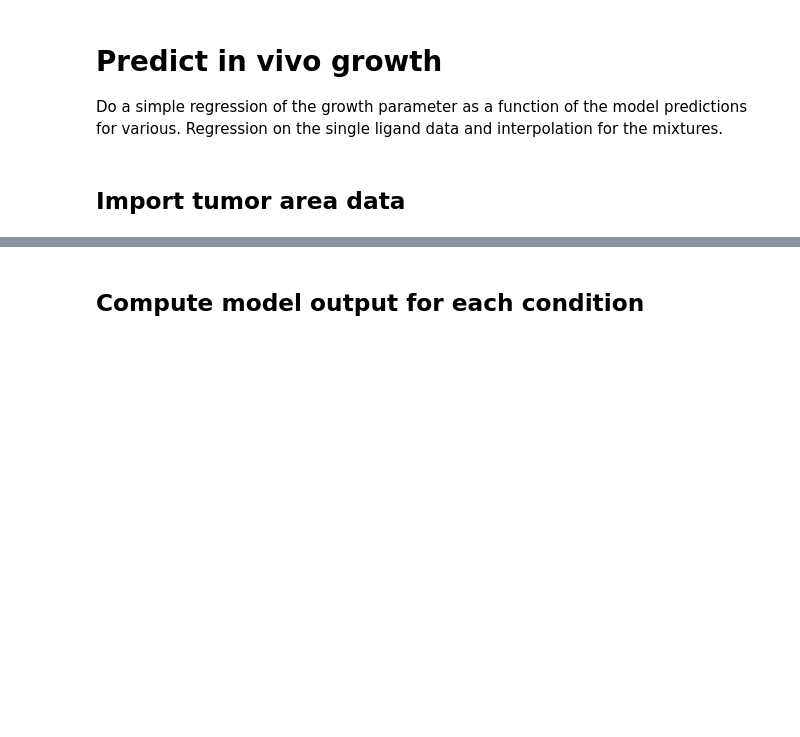
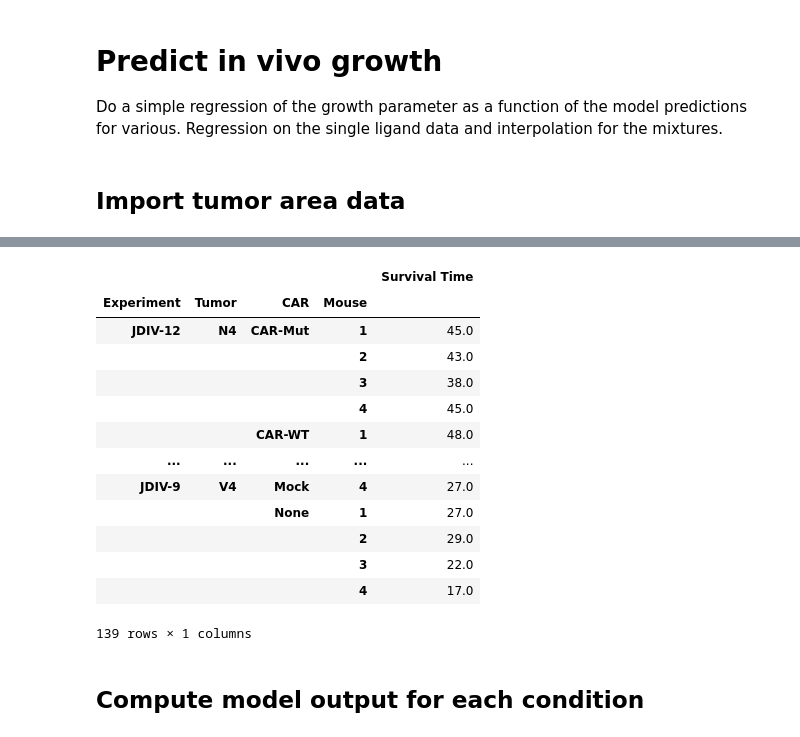
Before and after one commit to frbourassa/tcr_car_antagonism, a Jupyter notebook: secondary_scripts/tcr_car_invivo_predictions.ipynb, the cells around one changed output, grey strips where cells are left out. Drawn from its saved outputs; the diff is of its cells as text; code cells hidden in the pictures; blank space fills up the shorter version.

```diff
--- a/secondary_scripts/tcr_car_invivo_predictions.ipynb
+++ b/secondary_scripts/tcr_car_invivo_predictions.ipynb
@@ -195,31 +190,3 @@ def exponentialGrowthThreeParameter(t,k,A,b):
-# %%
-#@title Fit exponential growth curves to dataframe
-b16InVivoDf = B16InVivoDf.query("Day < 80")#.query("Experiment != 'JDIV-12'")
-fittingDf = B16InVivoDf.stack().unstack('Day')
-rsqList = []
-parameterList = []
-for row in range(fittingDf.shape[0]):
-    values = fittingDf.iloc[row,:].dropna()
-    times = values.index.tolist()
-    data = values.to_numpy().tolist()
-    nonZeroIndices = []
-    for i,d in enumerate(data):
-        if d != 0:
-            nonZeroIndices.append(i)
-    names = list(fittingDf.iloc[row,:].name)
-    X = np.array(times)
-    y = np.array(data)
-    lowerBounds = (-1,0)
-    upperBounds = (0.3,y[0]+0.0001)
-    popt,pcov = curve_fit(exponentialGrowthTwoParameter,  X,  y,  bounds=[lowerBounds,upperBounds])
-    rsquared = r_squared(X,y,exponentialGrowthTwoParameter,popt)
-    parameterList.append([*popt,rsquared])
-    rsqList.append(rsquared)
-rsqDf2 = pd.DataFrame({'rsquared':rsqList,'sample':list(range(len(rsqList)))})
-parameterDf2 = pd.DataFrame(parameterList,index=fittingDf.index,columns=['k','A','r2'])
-parameterDf2 = parameterDf2.droplevel(-1)
-rsqDf2[r"$1-R^2$"] = 1.0 - rsqDf2["rsquared"]
-sns.displot(data=rsqDf2,x=r'$1-R^2$',kind='ecdf', height=2.0)
 # %%
 #@title Create survival time dataframe
 plottingDf = B16InVivoDf.query("Day < 80")
@@ -243,5 +210,4 @@ for car in plottingDf.index.unique('CAR'):
         restrictedList.append(subsetDf.query("Day <= @lastTime"))
 restrictedDf = pd.concat(restrictedList)
 survivalDf = pd.DataFrame(survivalTimes,index=pd.MultiIndex.from_tuples(survivalTuples,names=['CAR','Tumor','Experiment','Mouse']),columns=['Survival Time'])
-survivalDf = survivalDf.reorder_levels(parameterDf2.index.names, axis=0)
-parameterDf2["Survival Time"] = survivalDf["Survival Time"]
+survivalDf = survivalDf.reorder_levels(['Experiment', 'Tumor', 'CAR', 'Mouse'], axis=0)
@@ -256,3 +214,21 @@ b16Df = parameterDf2.loc[parameterDf2["Survival Time"] > 0.0]
+# %%
+b16Df = survivalDf.loc[survivalDf["Survival Time"] > 0.0].sort_index().copy()
+b16Df
+# %% [output]
+|  |  |  |  | Survival Time |
+| Experiment | Tumor | CAR | Mouse |  |
+| JDIV-12 | N4 | CAR-Mut | 1 | 45.0 |
+|  |  |  | 2 | 43.0 |
+|  |  |  | 3 | 38.0 |
+|  |  |  | 4 | 45.0 |
+|  |  | CAR-WT | 1 | 48.0 |
+| ... | ... | ... | ... | ... |
+| JDIV-9 | V4 | Mock | 4 | 27.0 |
+|  |  | None | 1 | 27.0 |
+|  |  |  | 2 | 29.0 |
+|  |  |  | 3 | 22.0 |
+|  |  |  | 4 | 17.0 |
+139 rows × 1 columns
 # %% [markdown]
 ## Compute model output for each condition
 # %%
```
Also changed, not shown: parts of 14 cells of this notebook, 33 other files.
